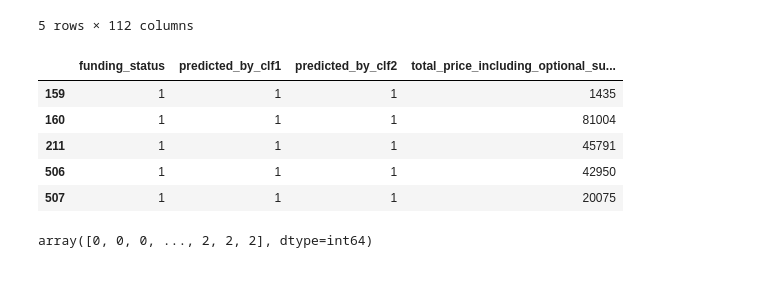
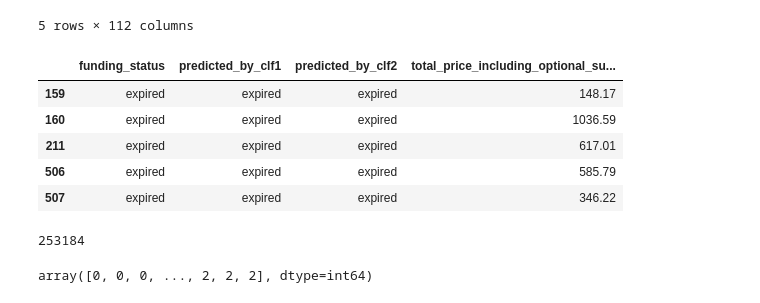
Before and after one commit to Naveed1842/data-science-intensive-2, a Jupyter notebook: Donor-Choose-Project/ModelExploration.ipynb, the cells around one changed output. Saved outputs shown, nothing was run; the diff lists cells and outputs as text; code cells hidden in the pictures.

```diff
--- a/Donor-Choose-Project/ModelExploration.ipynb
+++ b/Donor-Choose-Project/ModelExploration.ipynb
@@ -84,6 +84,6 @@ pd.DataFrame(c).head()
 # %%
 #proj_input = proj[['school_charter','school_magnet','school_year_round','school_nlns','school_kipp','school_charter_ready_promise']]
 proj_input = c
-proj_output = proj['funding_status']
+proj_output = projects['funding_status']
 #proj_input = proj_input.replace('f',0).replace('t',1)
 # %%
@@ -94,17 +95,21 @@ from sklearn.ensemble import RandomForestClassifier
 clf2 = RandomForestClassifier()
 clf2 = clf2.fit(proj_input,proj_output)
 # %%
-proj['predicted_by_clf1'] = clf1.predict(proj_input)
-proj['predicted_by_clf2'] = clf2.predict(proj_input)
+projects['predicted_by_clf1'] = clf1.predict(proj_input)
+projects['predicted_by_clf2'] = clf2.predict(proj_input)
 # %%
-proj[proj.funding_status == 1][['funding_status','predicted_by_clf1','predicted_by_clf2','total_price_including_optional_support']].head()
+projects[projects.funding_status == 'expired'][['funding_status','predicted_by_clf1','predicted_by_clf2','total_price_including_optional_support']].head()
 # %% [output]
 |  | funding_status | predicted_by_clf1 | predicted_by_clf2 | total_price_including_optional_su... |
-| 159 | 1 | 1 | 1 | 1435 |
-| 160 | 1 | 1 | 1 | 81004 |
-| 211 | 1 | 1 | 1 | 45791 |
-| 506 | 1 | 1 | 1 | 42950 |
-| 507 | 1 | 1 | 1 | 20075 |
+| 159 | expired | expired | expired | 148.17 |
+| 160 | expired | expired | expired | 1036.59 |
+| 211 | expired | expired | expired | 617.01 |
+| 506 | expired | expired | expired | 585.79 |
+| 507 | expired | expired | expired | 346.22 |
+# %%
+len(projects[projects.funding_status == 'expired'])
+# %% [output]
+253184
 # %%
 a = pd.DataFrame(clf1.predict(proj_input))
 # %%
```
Also changed, not shown: parts of 23 cells of this notebook.
